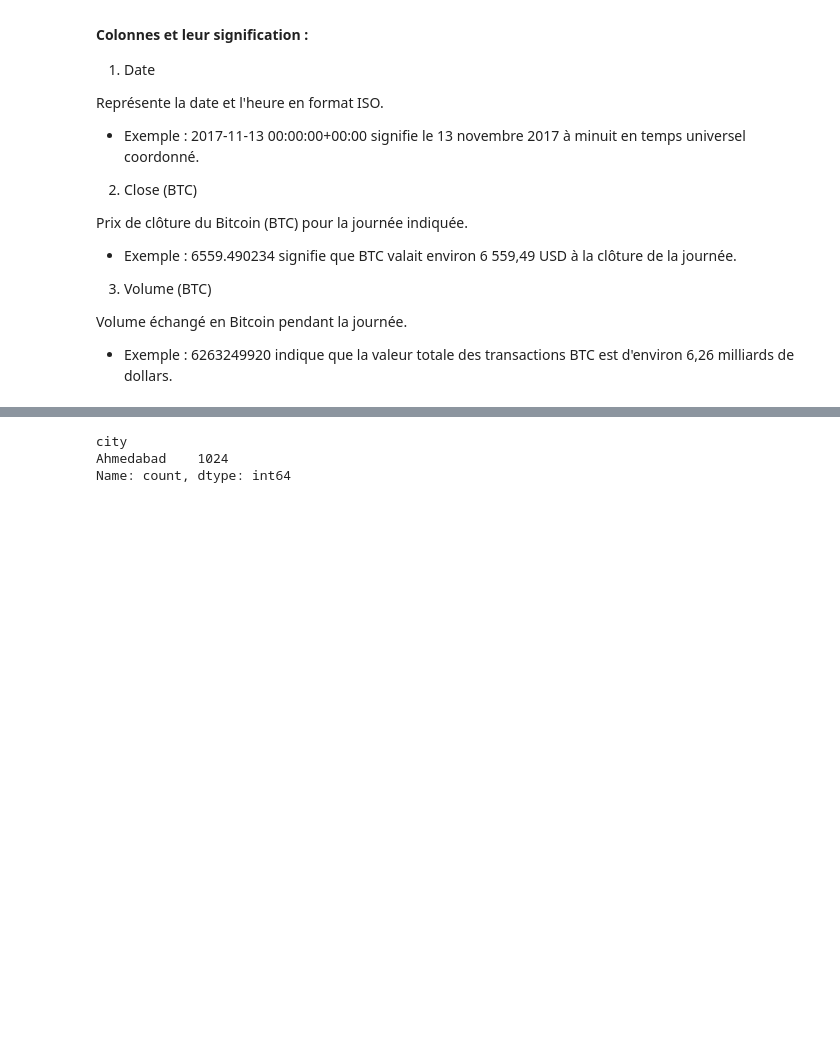
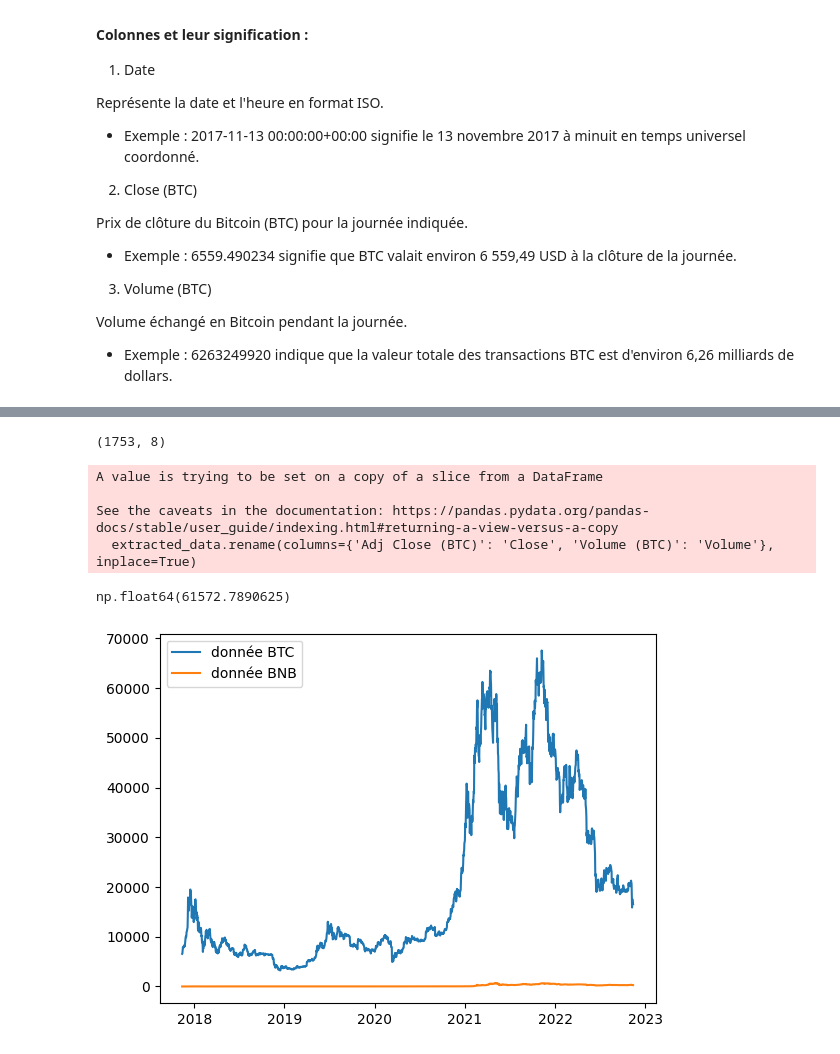
Before and after one commit to Fonocol/controle-portefeuille-renforcement-learning, a Jupyter notebook: notebooks/DataAnalyse.ipynb, the cells around one changed output, grey strips where cells are left out. Drawn from its saved outputs; the diff is of its cells as text; code cells hidden in the pictures; blank space fills up the shorter version.

Commit message:
version final definitive du projet

```diff
--- a/notebooks/DataAnalyse.ipynb
+++ b/notebooks/DataAnalyse.ipynb
@@ -566,6 +89,0 @@ petrole.shape
-# %%
-petrole['city'].value_counts()
-# %% [output]
-city
-Ahmedabad    1024
-Name: count, dtype: int64
@@ -571,0 +114,47 @@ Name: count, dtype: int64
+# %%
+data2.head()
+data2.shape
+# %% [output]
+(1753, 8)
+# %%
+import pandas as pd
+def laod_data(path: str):
+
+  data = pd.read_csv(path)
+  # data = data[:1000]
+
+  data['ema'] = ema(data=data['Close'],fenetre_size=WIN)
+  data['sma'] = sma(data=data['Close'],fenetre_size=WIN)
+  data['rsi'] = rsi(data=data['Close'],fenetre_size=WIN)
+
+  data['macd'], data['signal'] = macd(data=data['Close'],small_window=WIN,big_window=WIN+10,signal_window=9)
+  data['bande_inf'], _ , data['bande_sup'] = bandes_bollinger(data=data['Close'],window_size=WIN)
+
+  data.bfill(inplace= True)
+  data.ffill(inplace= True)
+  data.to_csv("../data/data_model2.csv")
+
+data2 = pd.read_csv('C:/Users/User/Desktop/s8/projet_tech/projet-controle-portefeuille/data/crypto_data_updated_27_august.csv', index_col=0, parse_dates=True)
+
+extracted_data = data2[['Adj Close (BTC)', 'Volume (BTC)']]
+
+extracted_data.rename(columns={'Adj Close (BTC)': 'Close', 'Volume (BTC)': 'Volume'}, inplace=True)
+
+extracted_data.to_csv('../data/data_model.csv')
+laod_data('C:/Users/User/Desktop/s8/projet_tech/projet-controle-portefeuille/data/data_model.csv')
+# %% [output]
+A value is trying to be set on a copy of a slice from a DataFrame
+
+See the caveats in the documentation: https://pandas.pydata.org/pandas-docs/stable/user_guide/indexing.html#returning-a-view-versus-a-copy
+  extracted_data.rename(columns={'Adj Close (BTC)': 'Close', 'Volume (BTC)': 'Volume'}, inplace=True)
+# %%
+data['Close (BTC)'][1250]
+# %% [output]
+np.float64(61572.7890625)
+# %%
+plt.plot(data['Close (BTC)'], label= 'donnée BTC')
+plt.plot(data['Close (BNB)'],label='donnée BNB')
+plt.legend()
+plt.show()
+# %% [output]
+[figure, added]
```
Also changed, not shown: parts of 37 cells of this notebook, 32 other files.
